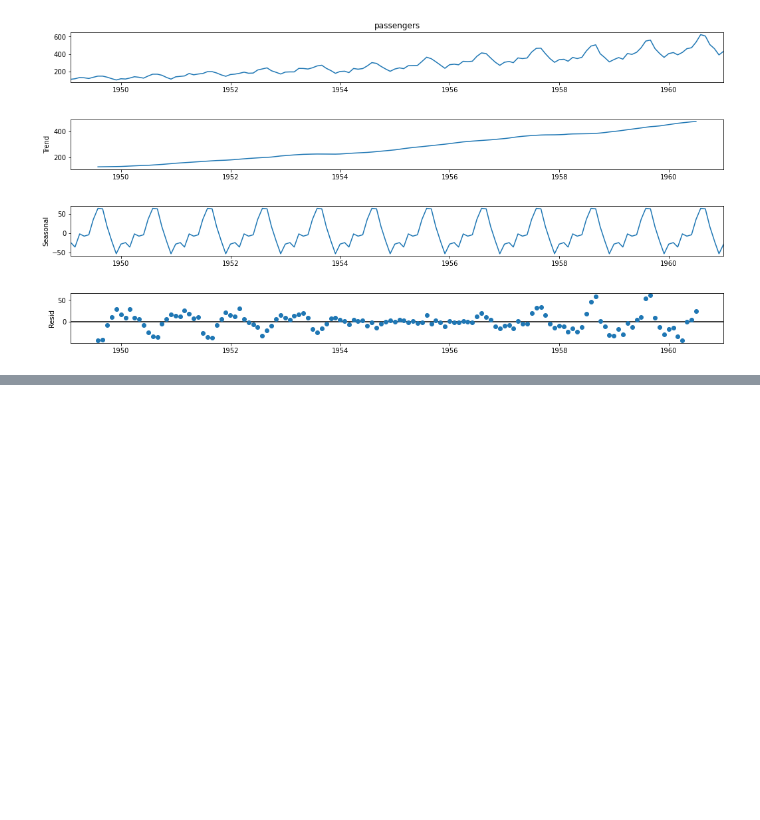
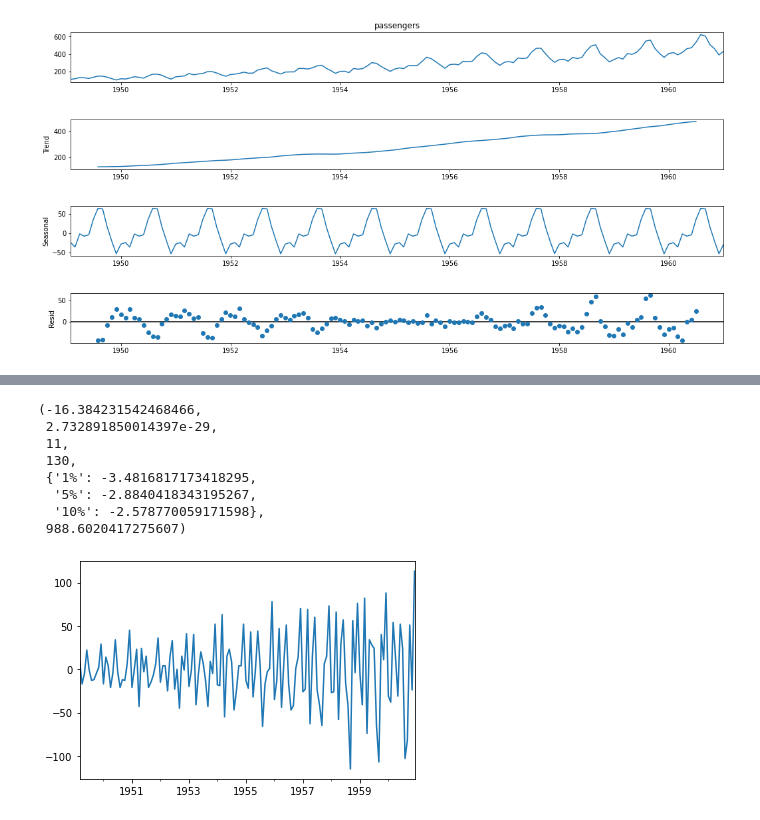
Before and after one commit to napb/examen2, a Jupyter notebook: Examen2.ipynb, the cells around one changed output, grey strips where cells are left out. Saved outputs shown, nothing was run; the diff lists cells and outputs as text; code cells hidden in the pictures; blank space fills up the shorter version.

```diff
--- a/Examen2.ipynb
+++ b/Examen2.ipynb
@@ -58,0 +63,14 @@ adfuller(df['passengers'])
+# %%
+#2da diferenciacion
+df['passengers'].diff().diff().dropna().plot()
+adfuller(df['passengers'].diff().diff().dropna())
+# %% [output]
+(-16.384231542468466,
+ 2.732891850014397e-29,
+ 11,
+ 130,
+ {'1%': -3.4816817173418295,
+  '5%': -2.8840418343195267,
+  '10%': -2.578770059171598},
+ 988.6020417275607)
+[figure, added]
```
Also changed, not shown: parts of 19 cells of this notebook.
